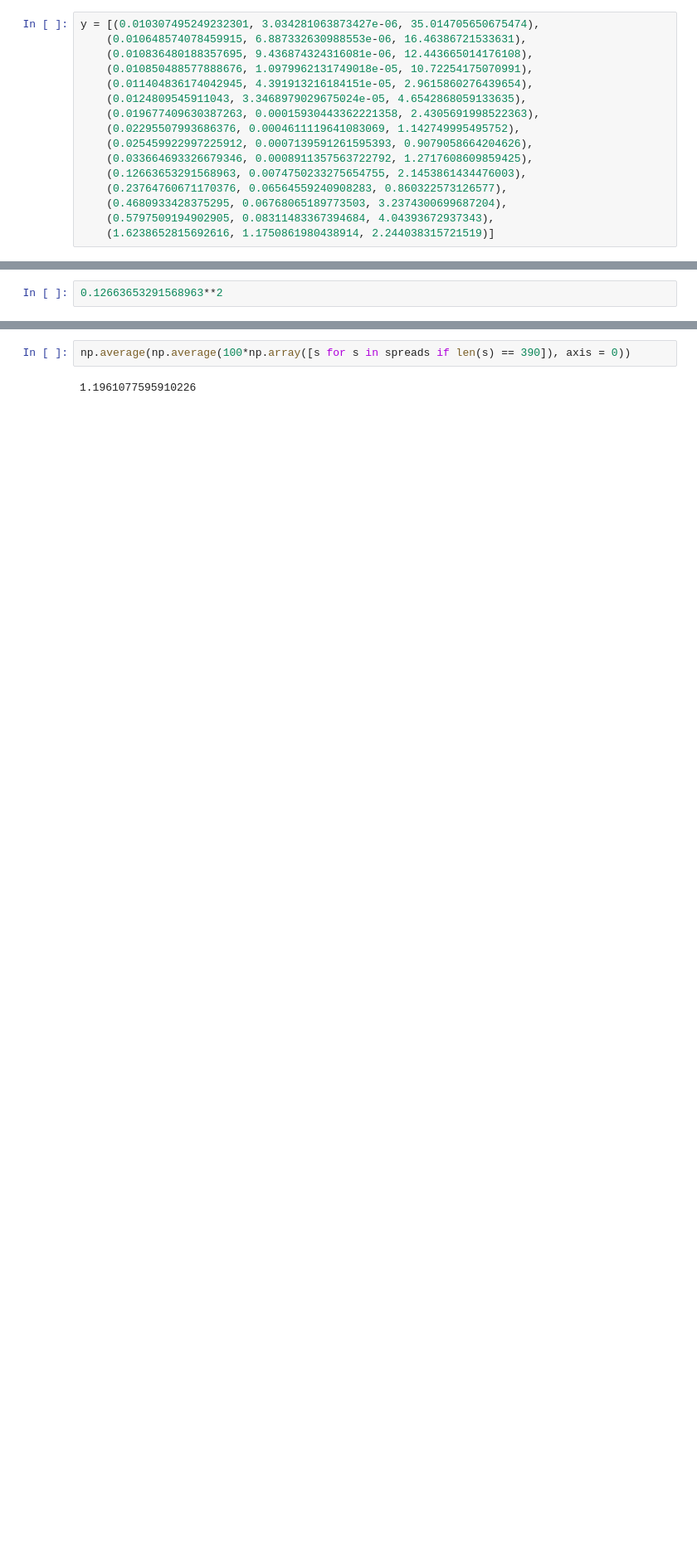
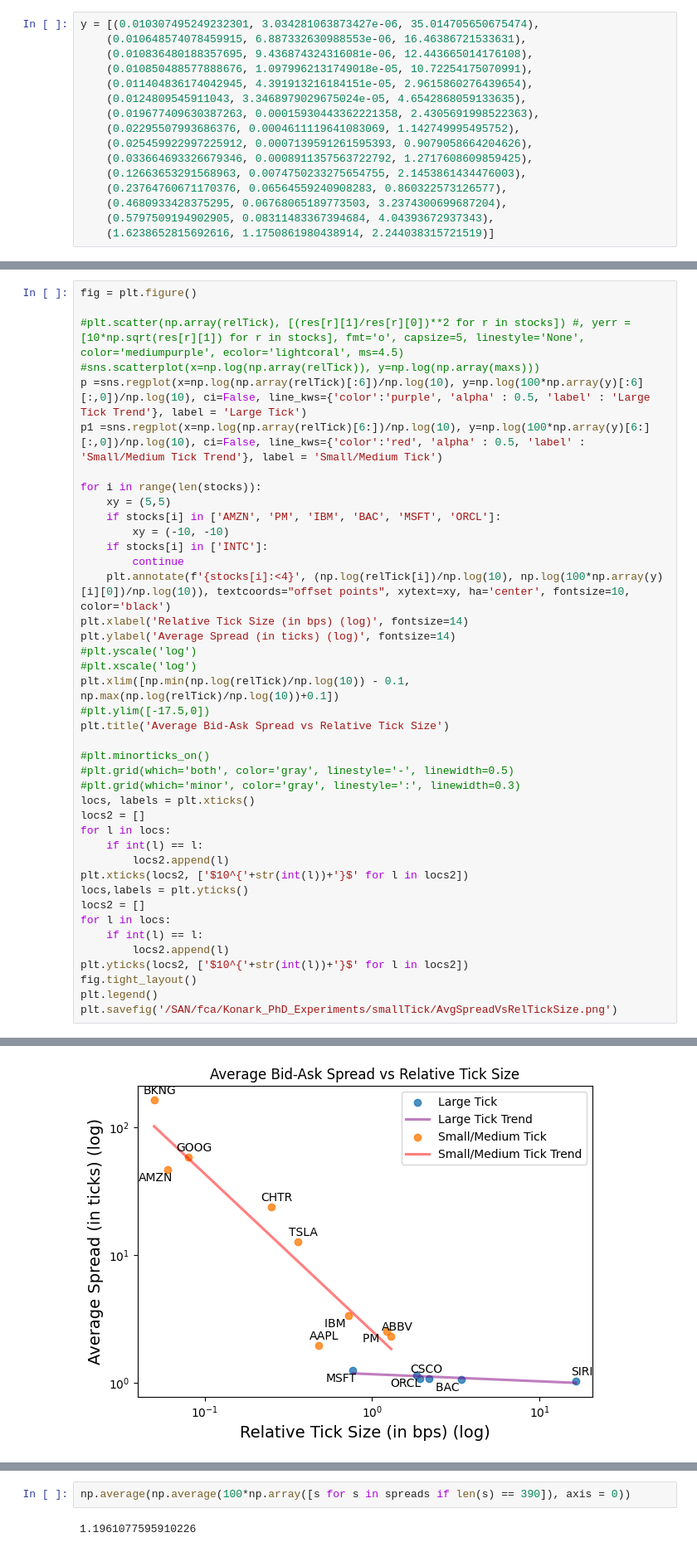
Before and after one commit to konqr/lobSimulations, a Jupyter notebook: src/backup/hawkes/experiments/totalEDA.ipynb, the cells around one changed output, grey strips where cells are left out. Shown at 83% size. Cells and saved outputs as stored; diff of their text form; blank space fills up the shorter version.

```diff
--- a/src/backup/hawkes/experiments/totalEDA.ipynb
+++ b/src/backup/hawkes/experiments/totalEDA.ipynb
@@ -66,3 +70,42 @@ y = [(0.010307495249232301, 3.034281063873427e-06, 35.014705650675474),
 # %%
-0.12663653291568963**2
+fig = plt.figure()
+
+#plt.scatter(np.array(relTick), [(res[r][1]/res[r][0])**2 for r in stocks]) #, yerr = [10*np.sqrt(res[r][1]) for r in stocks], fmt='o', capsize=5, linestyle='None', color='mediumpurple', ecolor='lightcoral', ms=4.5)
+#sns.scatterplot(x=np.log(np.array(relTick)), y=np.log(np.array(maxs)))
+p =sns.regplot(x=np.log(np.array(relTick)[:6])/np.log(10), y=np.log(100*np.array(y)[:6][:,0])/np.log(10), ci=False, line_kws={'color':'purple', 'alpha' : 0.5, 'label' : 'Large Tick Trend'}, label = 'Large Tick')
+p1 =sns.regplot(x=np.log(np.array(relTick)[6:])/np.log(10), y=np.log(100*np.array(y)[6:][:,0])/np.log(10), ci=False, line_kws={'color':'red', 'alpha' : 0.5, 'label' : 'Small/Medium Tick Trend'}, label = 'Small/Medium Tick')
+
+for i in range(len(stocks)):
+    xy = (5,5)
+    if stocks[i] in ['AMZN', 'PM', 'IBM', 'BAC', 'MSFT', 'ORCL']:
+        xy = (-10, -10)
+    if stocks[i] in ['INTC']:
+        continue
+    plt.annotate(f'{stocks[i]:<4}', (np.log(relTick[i])/np.log(10), np.log(100*np.array(y)[i][0])/np.log(10)), textcoords="offset points", xytext=xy, ha='center', fontsize=10, color='black')
+plt.xlabel('Relative Tick Size (in bps) (log)', fontsize=14)
+plt.ylabel('Average Spread (in ticks) (log)', fontsize=14)
+#plt.yscale('log')
+#plt.xscale('log')
+plt.xlim([np.min(np.log(relTick)/np.log(10)) - 0.1, np.max(np.log(relTick)/np.log(10))+0.1])
+#plt.ylim([-17.5,0])
+plt.title('Average Bid-Ask Spread vs Relative Tick Size')
+
+#plt.minorticks_on()
+#plt.grid(which='both', color='gray', linestyle='-', linewidth=0.5)
+#plt.grid(which='minor', color='gray', linestyle=':', linewidth=0.3)
+locs, labels = plt.xticks()
+locs2 = []
+for l in locs:
+    if int(l) == l:
+        locs2.append(l)
+plt.xticks(locs2, ['$10^{'+str(int(l))+'}$' for l in locs2])
+locs,labels = plt.yticks()
+locs2 = []
+for l in locs:
+    if int(l) == l:
+        locs2.append(l)
+plt.yticks(locs2, ['$10^{'+str(int(l))+'}$' for l in locs2])
+fig.tight_layout()
+plt.legend()
+plt.savefig('/SAN/fca/Konark_PhD_Experiments/smallTick/AvgSpreadVsRelTickSize.png')
 # %% [output]
@@ -69,0 +112 @@ y = [(0.010307495249232301, 3.034281063873427e-06, 35.014705650675474),
+[figure, added]
```
Also changed, not shown: parts of 9 cells of this notebook, 2 other files.
